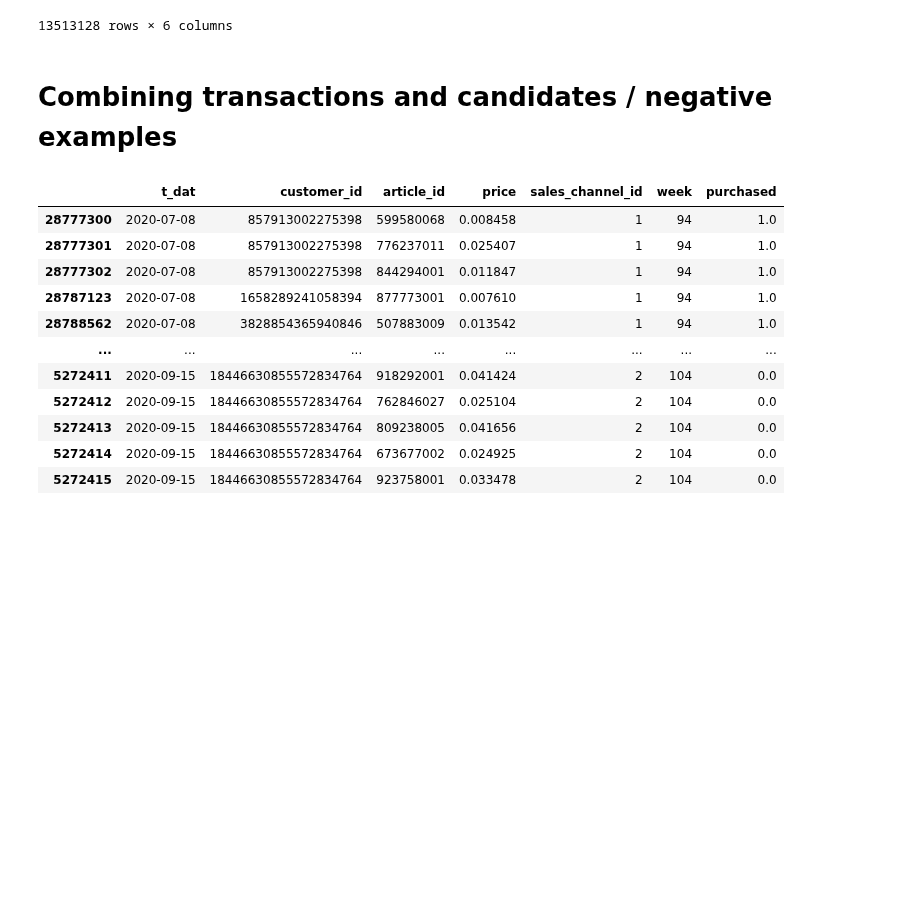
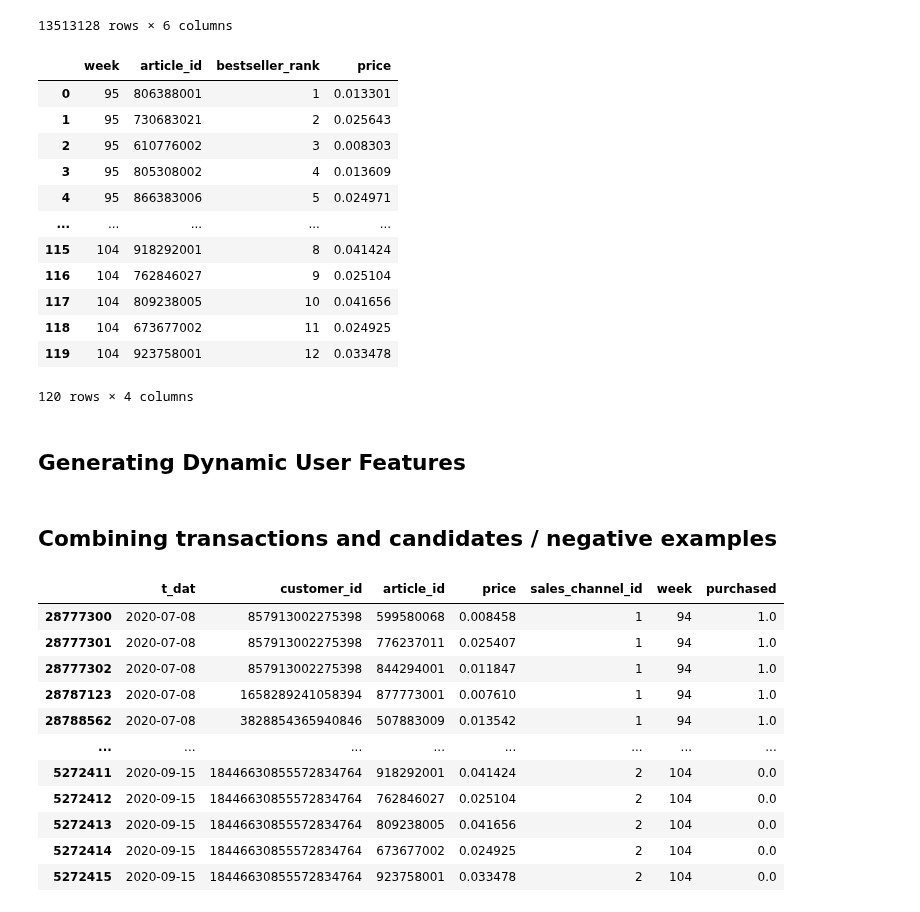
Before and after one commit to ManashJKonwar/Kaggle-HM-Recommender, a Jupyter notebook: hm-lgbmranker-crossvalidation.ipynb, the cells around one changed output. Cells and saved outputs as stored; diff of their text form; code cells hidden in the pictures; blank space fills up the shorter version.

```diff
--- a/hm-lgbmranker-crossvalidation.ipynb
+++ b/hm-lgbmranker-crossvalidation.ipynb
@@ -441,3 +344,21 @@ candidates_bestsellers
 | 5272414 | 2020-09-15 | 18446630855572834764 | 2 | 104 | 673677002 | 0.024925 |
 | 5272415 | 2020-09-15 | 18446630855572834764 | 2 | 104 | 923758001 | 0.033478 |
 13513128 rows × 6 columns
+# %%
+bestsellers_previous_week
+# %% [output]
+|  | week | article_id | bestseller_rank | price |
+| 0 | 95 | 806388001 | 1 | 0.013301 |
+| 1 | 95 | 730683021 | 2 | 0.025643 |
+| 2 | 95 | 610776002 | 3 | 0.008303 |
+| 3 | 95 | 805308002 | 4 | 0.013609 |
+| 4 | 95 | 866383006 | 5 | 0.024971 |
+| ... | ... | ... | ... | ... |
+| 115 | 104 | 918292001 | 8 | 0.041424 |
+| 116 | 104 | 762846027 | 9 | 0.025104 |
+| 117 | 104 | 809238005 | 10 | 0.041656 |
+| 118 | 104 | 673677002 | 11 | 0.024925 |
+| 119 | 104 | 923758001 | 12 | 0.033478 |
+120 rows × 4 columns
+# %% [markdown]
+## Generating Dynamic User Features
@@ -444,5 +550,5 @@ candidates_bestsellers
 # %% [markdown]
-# Combining transactions and candidates / negative examples
+## Combining transactions and candidates / negative examples
 # %%
 transactions['purchased'] = 1
 # %%
```
Also changed, not shown: parts of 42 cells of this notebook.
